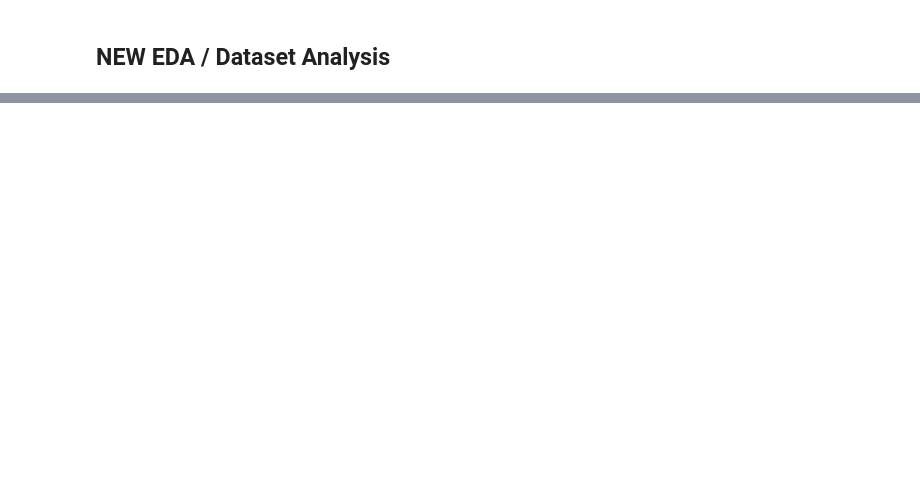
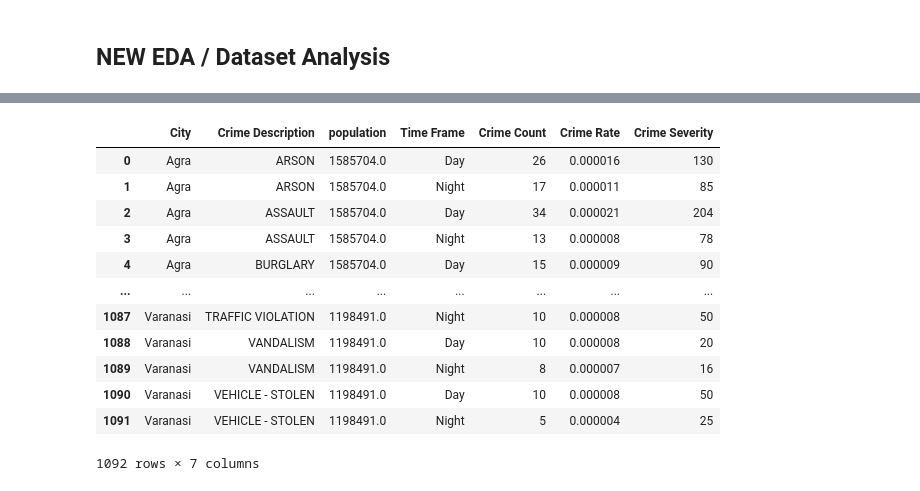
Before and after one commit to aadhyanav/india_crimes_analysis_2023, a Jupyter notebook: india_crimes.ipynb, the cells around one changed output, grey strips where cells are left out. Drawn from its saved outputs; the diff is of its cells as text; code cells hidden in the pictures; blank space fills up the shorter version.

```diff
--- a/india_crimes.ipynb
+++ b/india_crimes.ipynb
@@ -477,0 +474,2 @@ crime_data
+# %%
+new_crime_data = pd.merge(crime_data, pop_data, on='City', how='left')
@@ -477,0 +496,3 @@ crime_data
+# %%
+crime_counts = new_crime_data.groupby(['City', 'Crime Description', 'population', 'Time Frame']).size().reset_index(name='Crime Count')
+crime_counts['Crime Rate'] = crime_counts['Crime Count'] / crime_counts['population']
@@ -477,0 +515,41 @@ crime_data
+# %%
+crime_weights = {
+    'HOMICIDE': 10,
+    'SEXUAL ASSAULT': 9,
+    'KIDNAPPING': 8,
+    'ROBBERY': 7,
+    'ASSAULT': 6,
+    'DOMESTIC VIOLENCE': 6,
+    'BURGLARY': 6,
+    'ARSON': 5,
+    'DRUG OFFENSE': 5,
+    'EXTORTION': 5,
+    'FIREARM OFFENSE': 5,
+    'TRAFFIC VIOLATION': 5,
+    'VEHICLE - STOLEN': 5,
+    'ILLEGAL POSSESSION': 4,
+    'FRAUD': 4,
+    'IDENTITY THEFT': 4,
+    'COUNTERFEITING': 3,
+    'CYBERCRIME': 3,
+    'PUBLIC INTOXICATION': 2,
+    'SHOPLIFTING': 2,
+    'VANDALISM': 2
+}
+crime_counts['Crime Severity'] = crime_counts['Crime Description'].map(crime_weights) * crime_counts['Crime Count']
+# %%
+crime_counts
+# %% [output]
+|  | City | Crime Description | population | Time Frame | Crime Count | Crime Rate | Crime Severity |
+| 0 | Agra | ARSON | 1585704.0 | Day | 26 | 0.000016 | 130 |
+| 1 | Agra | ARSON | 1585704.0 | Night | 17 | 0.000011 | 85 |
+| 2 | Agra | ASSAULT | 1585704.0 | Day | 34 | 0.000021 | 204 |
+| 3 | Agra | ASSAULT | 1585704.0 | Night | 13 | 0.000008 | 78 |
+| 4 | Agra | BURGLARY | 1585704.0 | Day | 15 | 0.000009 | 90 |
+| ... | ... | ... | ... | ... | ... | ... | ... |
+| 1087 | Varanasi | TRAFFIC VIOLATION | 1198491.0 | Night | 10 | 0.000008 | 50 |
+| 1088 | Varanasi | VANDALISM | 1198491.0 | Day | 10 | 0.000008 | 20 |
+| 1089 | Varanasi | VANDALISM | 1198491.0 | Night | 8 | 0.000007 | 16 |
+| 1090 | Varanasi | VEHICLE - STOLEN | 1198491.0 | Day | 10 | 0.000008 | 50 |
+| 1091 | Varanasi | VEHICLE - STOLEN | 1198491.0 | Night | 5 | 0.000004 | 25 |
+1092 rows × 7 columns
```
Also changed, not shown: parts of 14 cells of this notebook.
